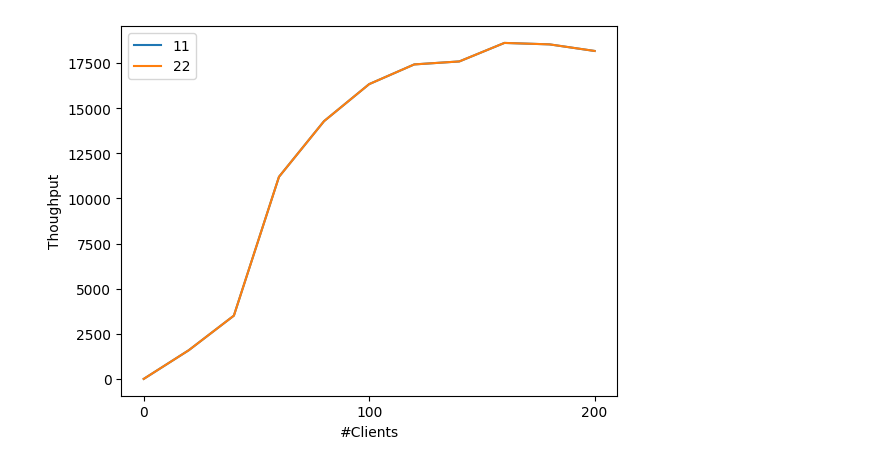
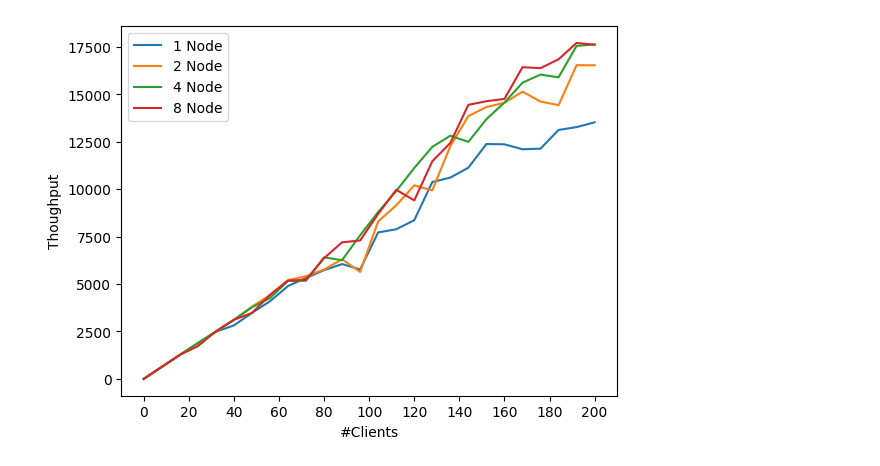
Before and after one commit to princeton-sns/frida, a Jupyter notebook: benchmark_notebook.ipynb, the cells around one changed output. Drawn from its saved outputs; the diff is of its cells as text; code cells hidden in the pictures.

```diff
--- a/benchmark_notebook.ipynb
+++ b/benchmark_notebook.ipynb
@@ -96,8 +98,14 @@ async def run_throughput_exp(num_nodes = 2, duration = 20, keepout = 5, data_siz
             ctasks.append(ctask)
         local_throughputs = []
         time.sleep(duration + warmup_period)
+
+        curr_node = 0
         for ctask in ctasks:
+            curr_node += 1
             coutput = await ctask.stdout.read()
+            cerror = await ctask.stderr.read()
+            if str(cerror) != "":
+                print("Node {}: ".format(curr_node) + str(cerror))
             for line in coutput.split("\n")[:-1]:
                 if line != "":
                     local_throughputs.append(parse_throughput(line))
@@ -244,11 +293,13 @@ CancelledError:
 # %%
-plt.plot(num_clients, throughputs, label="11")
-plt.plot(num_clients, throughputs, label="22")
-plt.xticks(np.arange(0,max_clients + 1, step = step_size * num_nodes * 5))
+plt.plot(num_clients_n1, throughputs_n1, label="1 Node")
+plt.plot(num_clients_n2, throughputs_n2, label="2 Node")
+plt.plot(num_clients_n4, throughputs_n4, label="4 Node")
+plt.plot(num_clients_n8, throughputs_n8, label="8 Node")
+plt.xticks(np.arange(0, 201, step = 20))
 plt.xlabel("#Clients")
 plt.ylabel("Thoughput")
 plt.legend()
 plt.show()
 # %% [output]
-[figure, old version]
+[figure, new version]
 # %%
```
Also changed, not shown: parts of 18 cells of this notebook, 5 other files.
